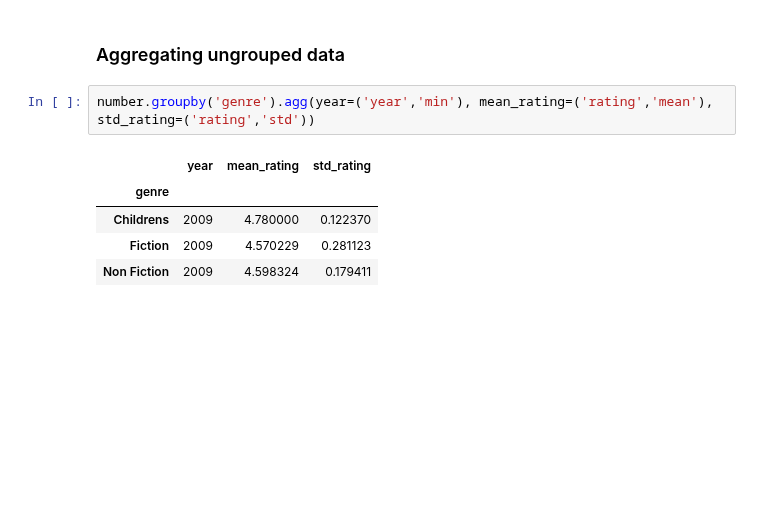
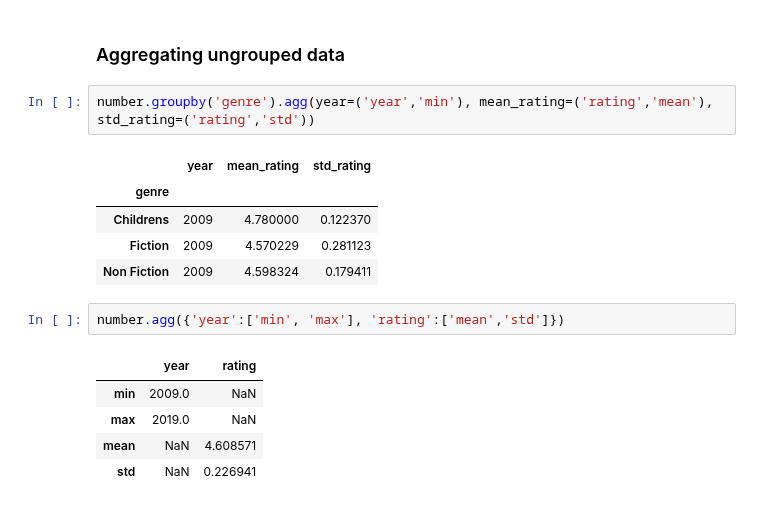
Before and after one commit to Daviedavie100/DatacampPythonDataAnalysis, a Jupyter notebook: Datacamp.ipynb, the cells around one changed output. Saved outputs shown, nothing was run; the diff lists cells and outputs as text; blank space fills up the shorter version.

```diff
--- a/Datacamp.ipynb
+++ b/Datacamp.ipynb
@@ -1210,3 +1210,11 @@ number.groupby('genre').agg(year=('year','min'), mean_rating=('rating','mean'),
 | Childrens | 2009 | 4.780000 | 0.122370 |
 | Fiction | 2009 | 4.570229 | 0.281123 |
 | Non Fiction | 2009 | 4.598324 | 0.179411 |
+# %%
+number.agg({'year':['min', 'max'], 'rating':['mean','std']})
+# %% [output]
+|  | year | rating |
+| min | 2009.0 | NaN |
+| max | 2019.0 | NaN |
+| mean | NaN | 4.608571 |
+| std | NaN | 0.226941 |
```
